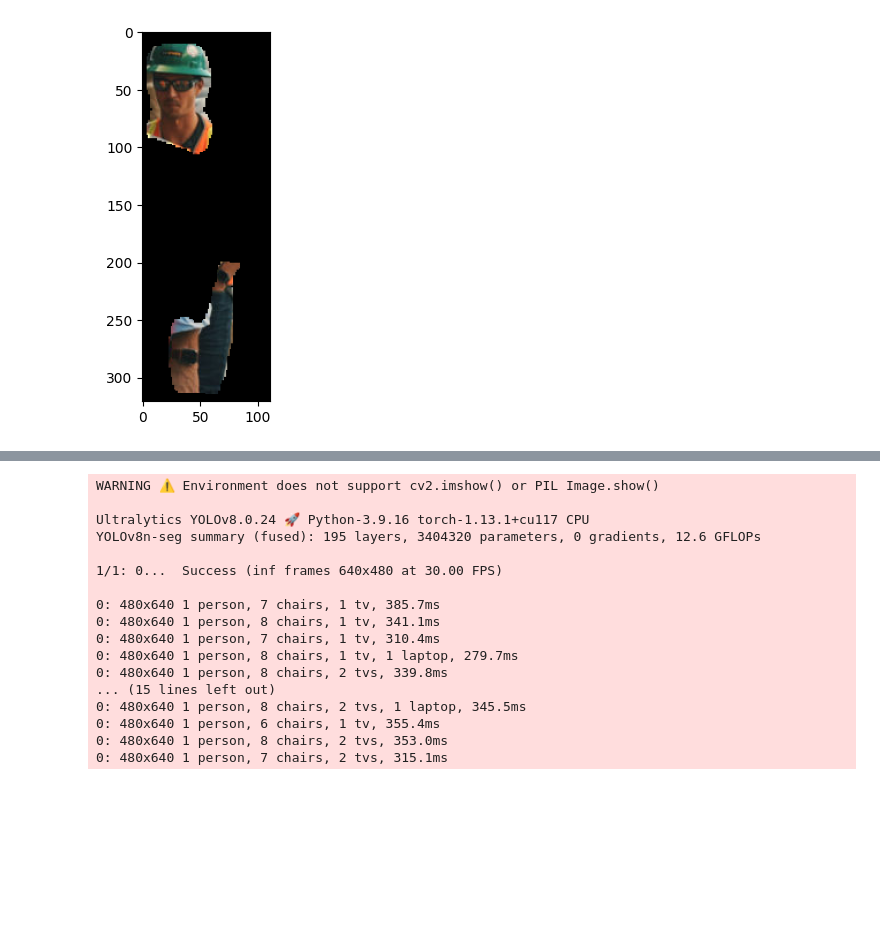
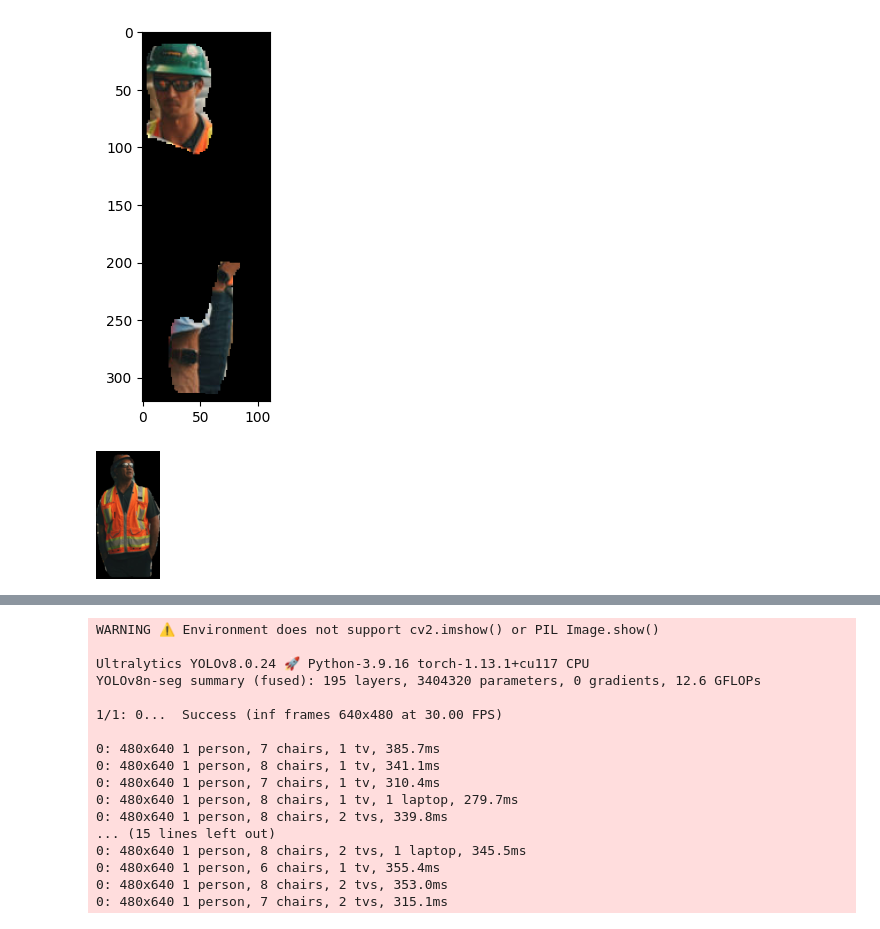
Before and after one commit to jprogrammer13/re-identification, a Jupyter notebook: person_detection.ipynb, the cells around one changed output, grey strips where cells are left out. Saved outputs shown, nothing was run; the diff lists cells and outputs as text; code cells hidden in the pictures; blank space fills up the shorter version.

Commit message:
Initial segmentation traking implementation

```diff
--- a/person_detection.ipynb
+++ b/person_detection.ipynb
@@ -58,2 +59,11 @@ for i in range(len(boxes)):
+# %%
+preprocess = transforms.Compose([
+            transforms.Resize((128,64)),
+            # transforms.ToTensor()
+        ])
 # %%
-croped = [crop_segmentation(,,frame) for i in zip(masks,boxes)]
+cropped = [crop_segmentation(i[0],i[1],frame) for i in zip(masks,boxes)]
+# %%
+preprocess(Image.fromarray(cropped[0]))
+# %% [output]
+[figure, added]
```
Also changed, not shown: parts of 5 cells of this notebook, 1 other file.
